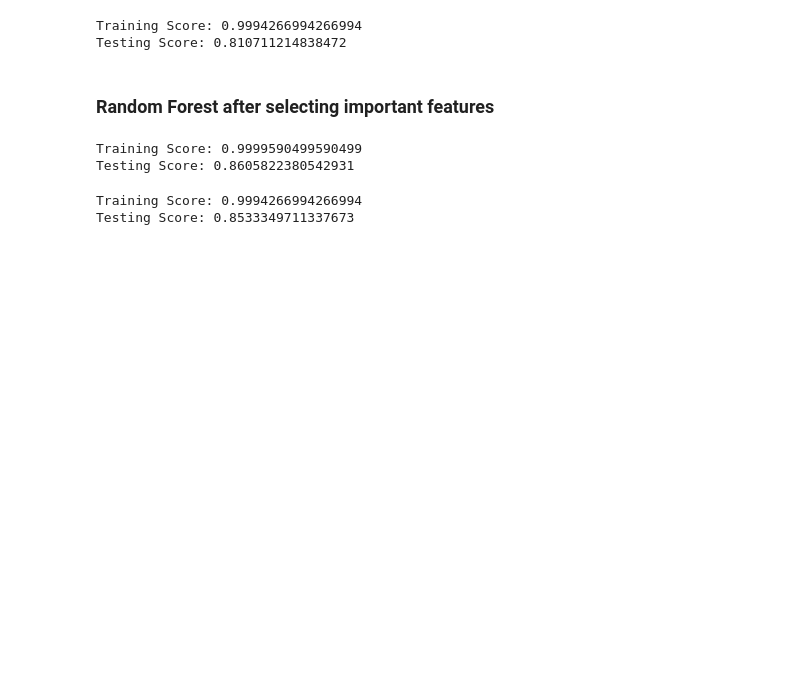
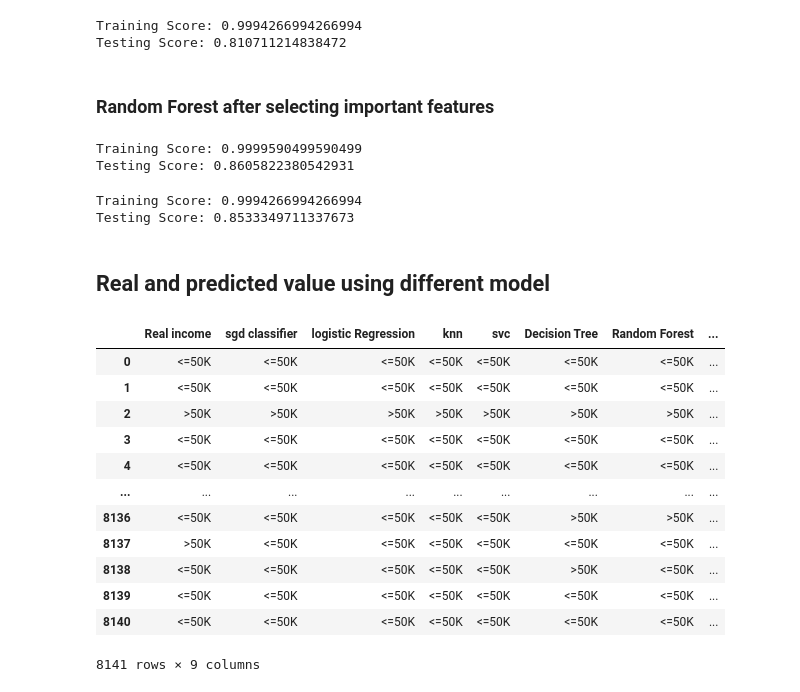
Before and after one commit to pandeysudip/income-prediction, a Jupyter notebook: Model_building.ipynb, the cells around one changed output. Cells and saved outputs as stored; diff of their text form; code cells hidden in the pictures; blank space fills up the shorter version.

Commit message:
prediction

```diff
--- a/Model_building.ipynb
+++ b/Model_building.ipynb
@@ -1742,3 +1777,41 @@ print(f'Testing Score: {rf_s.score(X_selected_test_scaled, y_test)}')
 # %% [output]
 Training Score: 0.9994266994266994
 Testing Score: 0.8533349711337673
+# %% [markdown]
+## Real and predicted value using different model
+# %%
+#Predected value
+y_pred_sgd=sgd_clf.predict(X_test_scaled)
+y_pred_lr=lr.predict(X_test_scaled)
+y_pred_knn=knn.predict(X_test_scaled)
+y_pred_svc=svc.predict(X_test_scaled)
+y_pred_dt=dt.predict(X_test_scaled)
+y_pred_rf=rf.predict(X_test_scaled)
+y_pred_rt=rt.predict(X_test_scaled)
+y_pred_ab=ab.predict(X_test_scaled)
+# %%
+df_pred=pd.DataFrame({'Real income':y_test,
+                     'sgd classifier':y_pred_sgd,
+                     'logistic Regression':y_pred_lr,
+                     'knn':y_pred_lr,
+                     'svc':y_pred_svc,
+                     'Decision Tree':y_pred_dt,
+                     'Random Forest':y_pred_rf,
+                     'Extra Random Tree':y_pred_rt,
+                     'Ada Boost':y_pred_ab})
+df_pred.replace({1:'>50K', 0: '<=50K'}, inplace=True)
+df_pred
+# %% [output]
+|  | Real income | sgd classifier | logistic Regression | knn | svc | Decision Tree | Random Forest | ... |
+| 0 | <=50K | <=50K | <=50K | <=50K | <=50K | <=50K | <=50K | ... |
+| 1 | <=50K | <=50K | <=50K | <=50K | <=50K | <=50K | <=50K | ... |
+| 2 | >50K | >50K | >50K | >50K | >50K | >50K | >50K | ... |
+| 3 | <=50K | <=50K | <=50K | <=50K | <=50K | <=50K | <=50K | ... |
+| 4 | <=50K | <=50K | <=50K | <=50K | <=50K | <=50K | <=50K | ... |
+| ... | ... | ... | ... | ... | ... | ... | ... | ... |
+| 8136 | <=50K | <=50K | <=50K | <=50K | <=50K | >50K | >50K | ... |
+| 8137 | >50K | <=50K | <=50K | <=50K | <=50K | <=50K | <=50K | ... |
+| 8138 | <=50K | <=50K | <=50K | <=50K | <=50K | >50K | <=50K | ... |
+| 8139 | <=50K | <=50K | <=50K | <=50K | <=50K | <=50K | <=50K | ... |
+| 8140 | <=50K | <=50K | <=50K | <=50K | <=50K | <=50K | <=50K | ... |
+8141 rows × 9 columns
```
Also changed, not shown: parts of 5 cells of this notebook.
